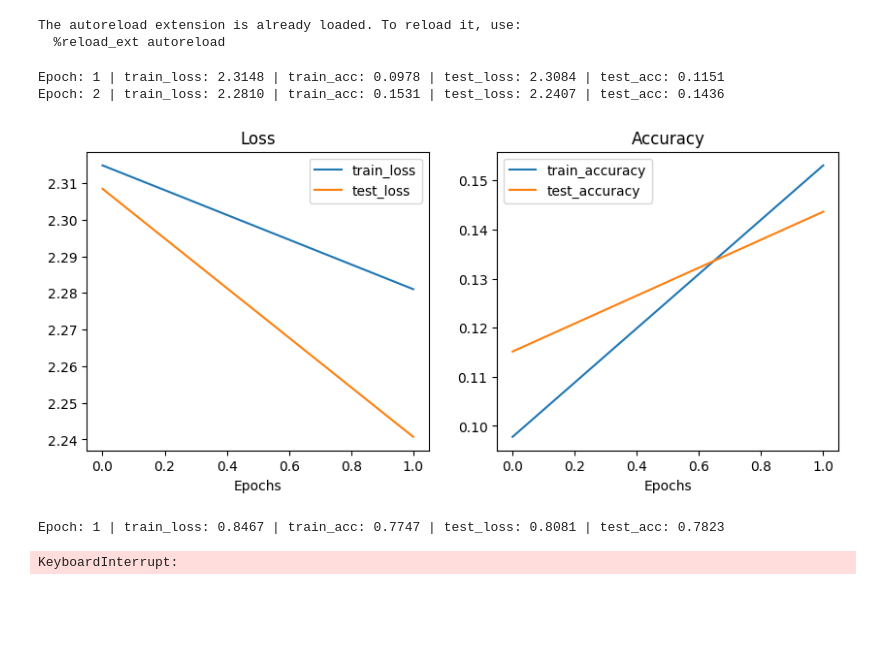
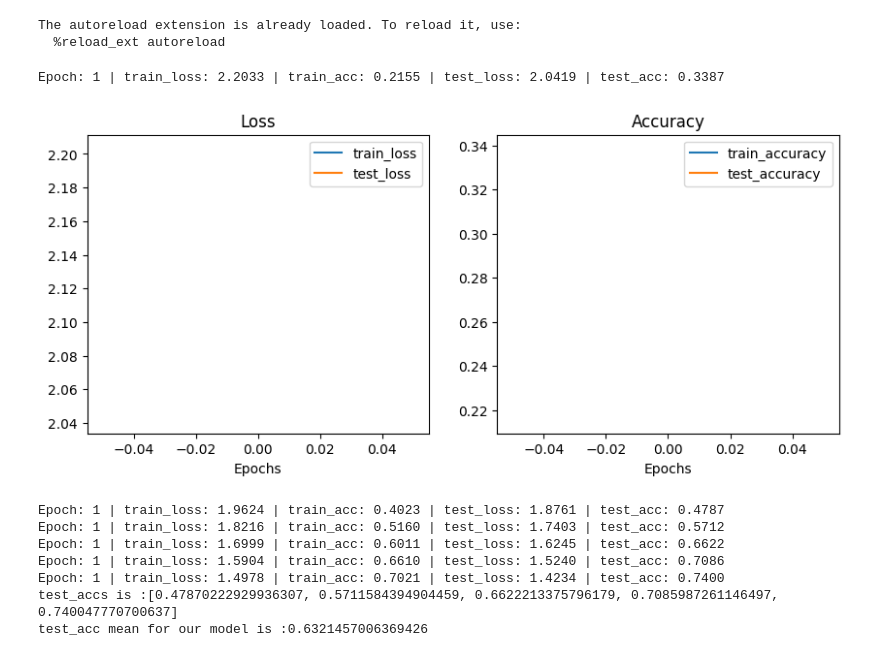
Before and after one commit to hosseinkh79/simple_mnist_mlp, a Jupyter notebook: mnist.ipynb, the cells around one changed output. Drawn from its saved outputs; the diff is of its cells as text; code cells hidden in the pictures; blank space fills up the shorter version.

Commit message:
change model type

```diff
--- a/mnist.ipynb
+++ b/mnist.ipynb
@@ -214,25 +214,24 @@ optimizer = torch.optim.Adam(model.parameters(), lr=.0001)
 # %%
 device = 'cuda' if torch.cuda.is_available() else 'cpu'
 
 hiddens = [64, 32, 32, 32, 32, 16]
 model = MLP(in_features=784, num_classes=10, list_hidden_features_size=hiddens)
 
 loss_fn = nn.CrossEntropyLoss()
 optimizer = torch.optim.AdamW(model.parameters(), lr=.00001)
 
 results = engine.train(model=model,
       train_dataloader=train_dataloader,
       test_dataloader=test_dataloader,
       loss_fn=loss_fn,
       optimizer=optimizer,
       device=device,
-      epochs=2)
+      epochs=1)
 
 plot_loss_curves(results=results)
 # %% [output]
-Epoch: 1 | train_loss: 2.3148 | train_acc: 0.0978 | test_loss: 2.3084 | test_acc: 0.1151
-Epoch: 2 | train_loss: 2.2810 | train_acc: 0.1531 | test_loss: 2.2407 | test_acc: 0.1436
+Epoch: 1 | train_loss: 2.2033 | train_acc: 0.2155 | test_loss: 2.0419 | test_acc: 0.3387
-[figure, old version]
+[figure, new version]
 # %%
 # def plot_loss_curves(results):
 
@@ -293,5 +292,10 @@ for fold, (train_index, val_index) in enumerate(skf.split(dataset_indices, y)):
 print(f'test_accs is :{kfold_tests_results}')
 print(f'test_acc mean for our model is :{sum(kfold_tests_results)/len(kfold_tests_results)}')
 # %% [output]
-Epoch: 1 | train_loss: 0.8467 | train_acc: 0.7747 | test_loss: 0.8081 | test_acc: 0.7823
+Epoch: 1 | train_loss: 1.9624 | train_acc: 0.4023 | test_loss: 1.8761 | test_acc: 0.4787
+Epoch: 1 | train_loss: 1.8216 | train_acc: 0.5160 | test_loss: 1.7403 | test_acc: 0.5712
+Epoch: 1 | train_loss: 1.6999 | train_acc: 0.6011 | test_loss: 1.6245 | test_acc: 0.6622
+Epoch: 1 | train_loss: 1.5904 | train_acc: 0.6610 | test_loss: 1.5240 | test_acc: 0.7086
+Epoch: 1 | train_loss: 1.4978 | train_acc: 0.7021 | test_loss: 1.4234 | test_acc: 0.7400
+test_accs is :[0.47870222929936307, 0.5711584394904459, 0.6622213375796179, 0.7085987261146497, 0.740047770700637]
+test_acc mean for our model is :0.6321457006369426
-KeyboardInterrupt:
```
Also changed, not shown: parts of 1 cell of this notebook, 1 other file.
